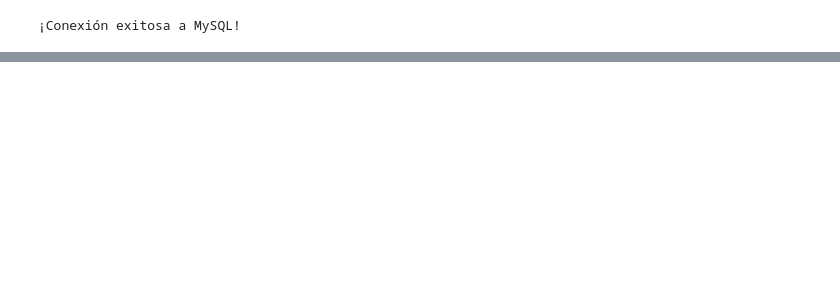
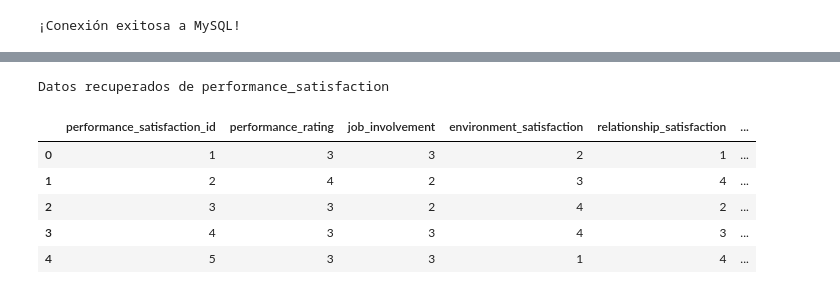
Before and after one commit to eva5ferrer/project-da-promo-63-modulo-3-team-1, a Jupyter notebook: fase-4-bbdd.ipynb, the cells around one changed output, grey strips where cells are left out. Cells and saved outputs as stored; diff of their text form; code cells hidden in the pictures; blank space fills up the shorter version.

```diff
--- a/fase-4-bbdd.ipynb
+++ b/fase-4-bbdd.ipynb
@@ -373,0 +309,15 @@ print("Artistas insertados.")
+# %%
+df_performance_ids = obtener_dataframe_desde_mysql(mycursor,"performance_satisfaction",
+    [ "performance_satisfaction_id","performance_rating","job_involvement", "environment_satisfaction","relationship_satisfaction","job_satisfaction",
+        "work_life_balance"],
+)
+
+df_performance_ids.head()
+# %% [output]
+Datos recuperados de performance_satisfaction
+|  | performance_satisfaction_id | performance_rating | job_involvement | environment_satisfaction | relationship_satisfaction | ... |
+| 0 | 1 | 3 | 3 | 2 | 1 | ... |
+| 1 | 2 | 4 | 2 | 3 | 4 | ... |
+| 2 | 3 | 3 | 2 | 4 | 2 | ... |
+| 3 | 4 | 3 | 3 | 4 | 3 | ... |
+| 4 | 5 | 3 | 3 | 1 | 4 | ... |
```
Also changed, not shown: parts of 72 cells of this notebook.
